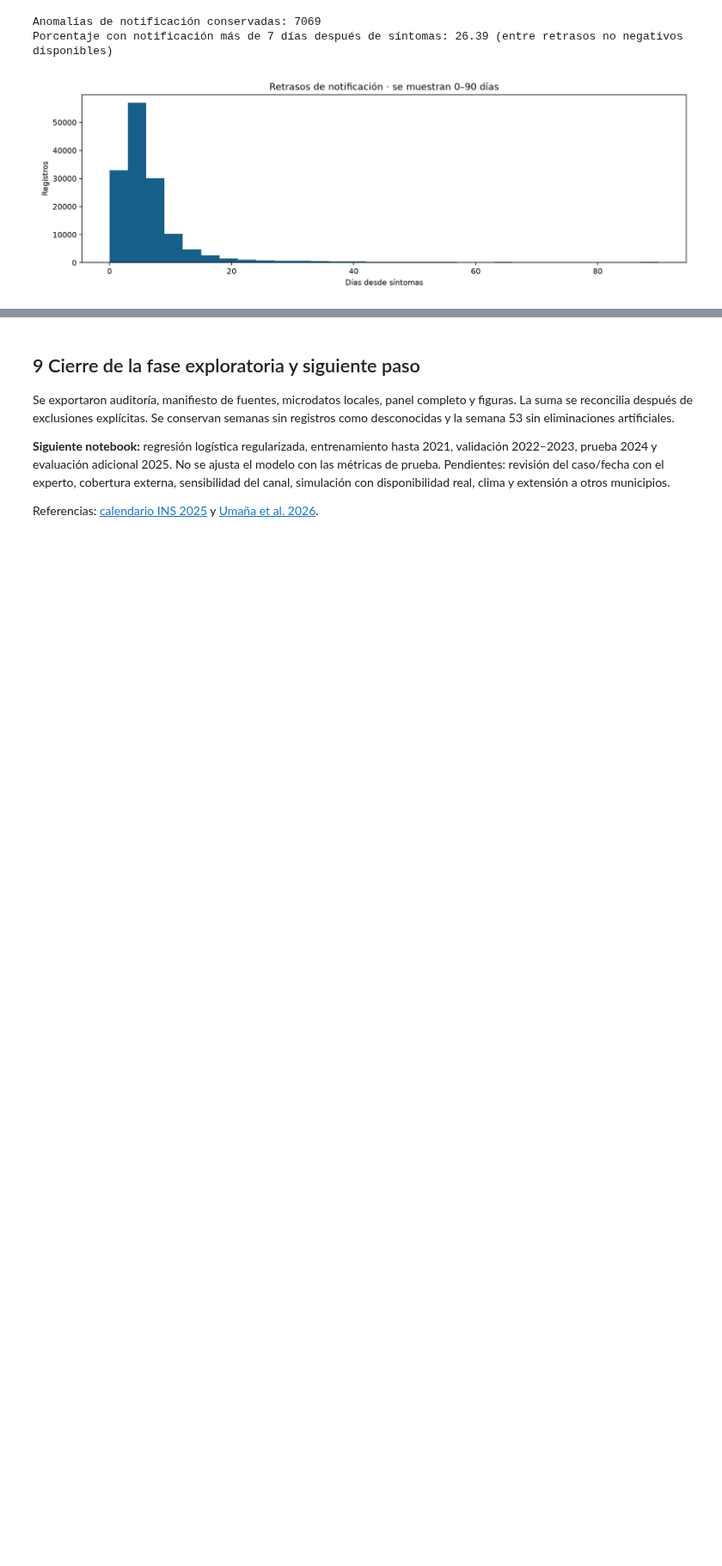
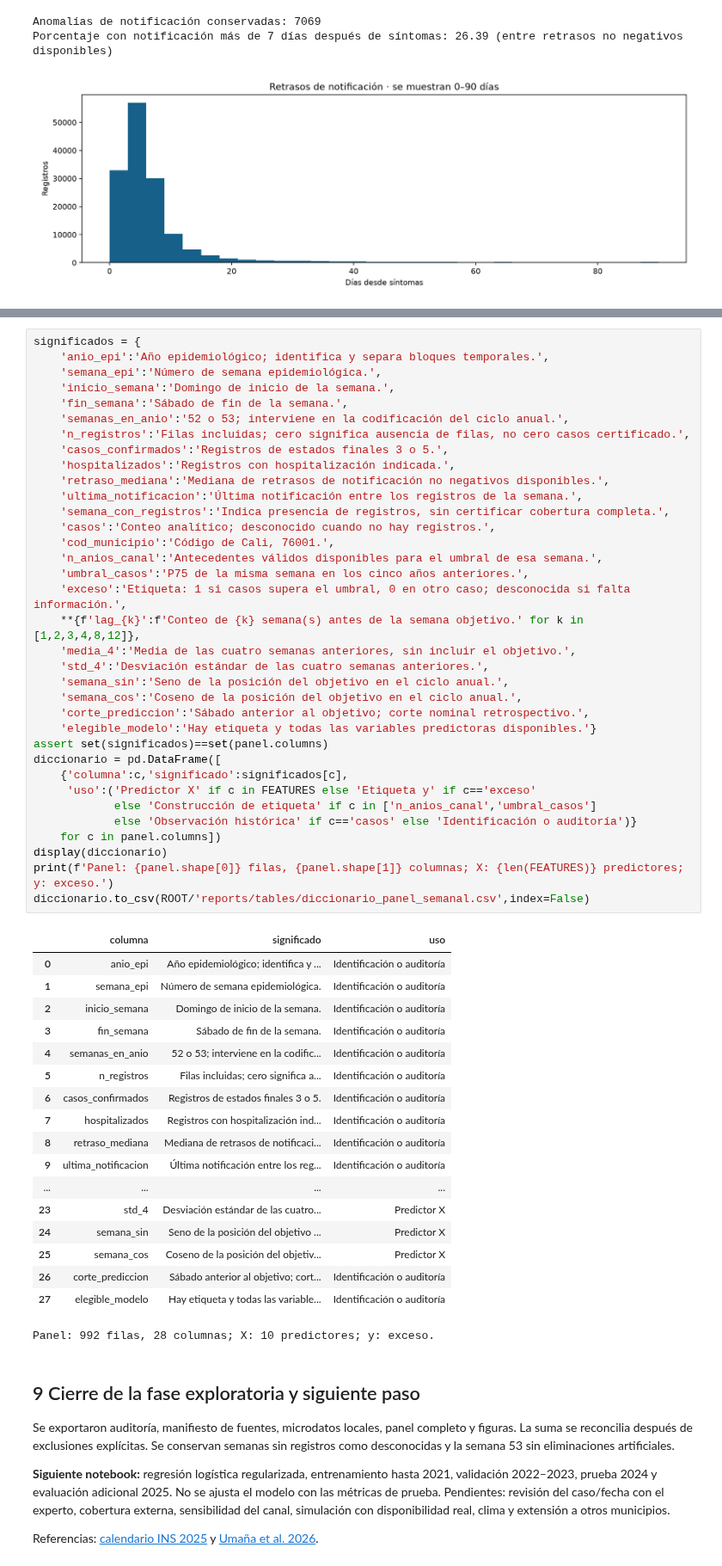
Before and after one commit to ProyectoDespliegueMAIA/Model, a Jupyter notebook: notebooks/01_preparacion_exploracion_cali.ipynb, the cells around one changed output, grey strips where cells are left out. Shown at 86% size. Drawn from its saved outputs; the diff is of its cells as text; blank space fills up the shorter version.

```diff
--- a/notebooks/01_preparacion_exploracion_cali.ipynb
+++ b/notebooks/01_preparacion_exploracion_cali.ipynb
@@ -367,3 +444,57 @@ display(pd.Series({k:v for k,v in summary.items() if k!='diagnostico_por_archivo
+# %%
+significados = {
+    'anio_epi':'Año epidemiológico; identifica y separa bloques temporales.',
+    'semana_epi':'Número de semana epidemiológica.',
+    'inicio_semana':'Domingo de inicio de la semana.',
+    'fin_semana':'Sábado de fin de la semana.',
+    'semanas_en_anio':'52 o 53; interviene en la codificación del ciclo anual.',
+    'n_registros':'Filas incluidas; cero significa ausencia de filas, no cero casos certificado.',
+    'casos_confirmados':'Registros de estados finales 3 o 5.',
+    'hospitalizados':'Registros con hospitalización indicada.',
+    'retraso_mediana':'Mediana de retrasos de notificación no negativos disponibles.',
+    'ultima_notificacion':'Última notificación entre los registros de la semana.',
+    'semana_con_registros':'Indica presencia de registros, sin certificar cobertura completa.',
+    'casos':'Conteo analítico; desconocido cuando no hay registros.',
+    'cod_municipio':'Código de Cali, 76001.',
+    'n_anios_canal':'Antecedentes válidos disponibles para el umbral de esa semana.',
+    'umbral_casos':'P75 de la misma semana en los cinco años anteriores.',
+    'exceso':'Etiqueta: 1 si casos supera el umbral, 0 en otro caso; desconocida si falta información.',
+    **{f'lag_{k}':f'Conteo de {k} semana(s) antes de la semana objetivo.' for k in [1,2,3,4,8,12]},
+    'media_4':'Media de las cuatro semanas anteriores, sin incluir el objetivo.',
+    'std_4':'Desviación estándar de las cuatro semanas anteriores.',
+    'semana_sin':'Seno de la posición del objetivo en el ciclo anual.',
+    'semana_cos':'Coseno de la posición del objetivo en el ciclo anual.',
+    'corte_prediccion':'Sábado anterior al objetivo; corte nominal retrospectivo.',
+    'elegible_modelo':'Hay etiqueta y todas las variables predictoras disponibles.'}
+assert set(significados)==set(panel.columns)
+diccionario = pd.DataFrame([
+    {'columna':c,'significado':significados[c],
+     'uso':('Predictor X' if c in FEATURES else 'Etiqueta y' if c=='exceso'
+            else 'Construcción de etiqueta' if c in ['n_anios_canal','umbral_casos']
+            else 'Observación histórica' if c=='casos' else 'Identificación o auditoría')}
+    for c in panel.columns])
+display(diccionario)
+print(f'Panel: {panel.shape[0]} filas, {panel.shape[1]} columnas; X: {len(FEATURES)} predictores; y: exceso.')
+diccionario.to_csv(ROOT/'reports/tables/diccionario_panel_semanal.csv',index=False)
+# %% [output]
+|  | columna | significado | uso |
+| 0 | anio_epi | Año epidemiológico; identifica y ... | Identificación o auditoría |
+| 1 | semana_epi | Número de semana epidemiológica. | Identificación o auditoría |
+| 2 | inicio_semana | Domingo de inicio de la semana. | Identificación o auditoría |
+| 3 | fin_semana | Sábado de fin de la semana. | Identificación o auditoría |
+| 4 | semanas_en_anio | 52 o 53; interviene en la codific... | Identificación o auditoría |
+| 5 | n_registros | Filas incluidas; cero significa a... | Identificación o auditoría |
+| 6 | casos_confirmados | Registros de estados finales 3 o 5. | Identificación o auditoría |
+| 7 | hospitalizados | Registros con hospitalización ind... | Identificación o auditoría |
+| 8 | retraso_mediana | Mediana de retrasos de notificaci... | Identificación o auditoría |
+| 9 | ultima_notificacion | Última notificación entre los reg... | Identificación o auditoría |
+| ... | ... | ... | ... |
+| 23 | std_4 | Desviación estándar de las cuatro... | Predictor X |
+| 24 | semana_sin | Seno de la posición del objetivo ... | Predictor X |
+| 25 | semana_cos | Coseno de la posición del objetiv... | Predictor X |
+| 26 | corte_prediccion | Sábado anterior al objetivo; cort... | Identificación o auditoría |
+| 27 | elegible_modelo | Hay etiqueta y todas las variable... | Identificación o auditoría |
+Panel: 992 filas, 28 columnas; X: 10 predictores; y: exceso.
 # %% [markdown]
 ## 9 Cierre de la fase exploratoria y siguiente paso
 
```
Also changed, not shown: parts of 8 cells of this notebook, 5 other files.
